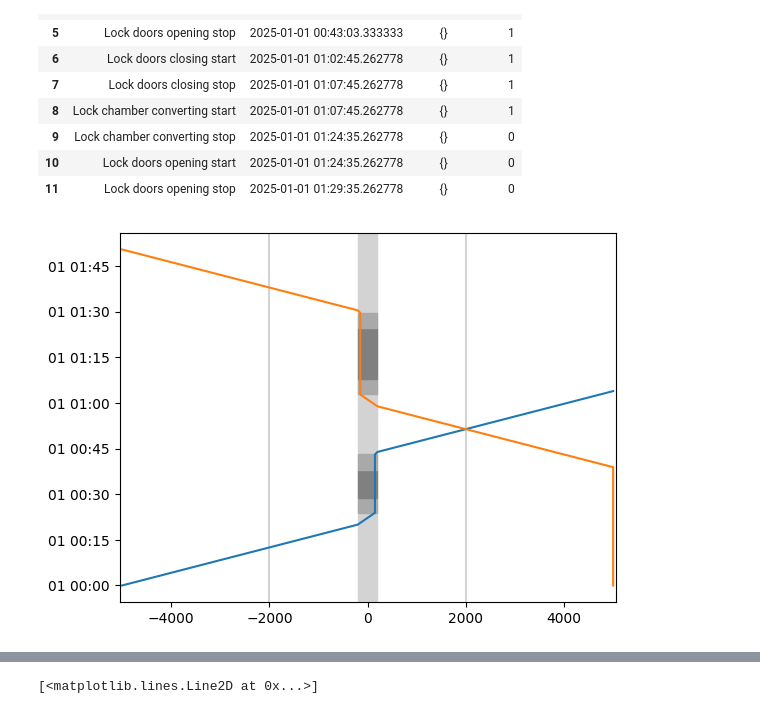
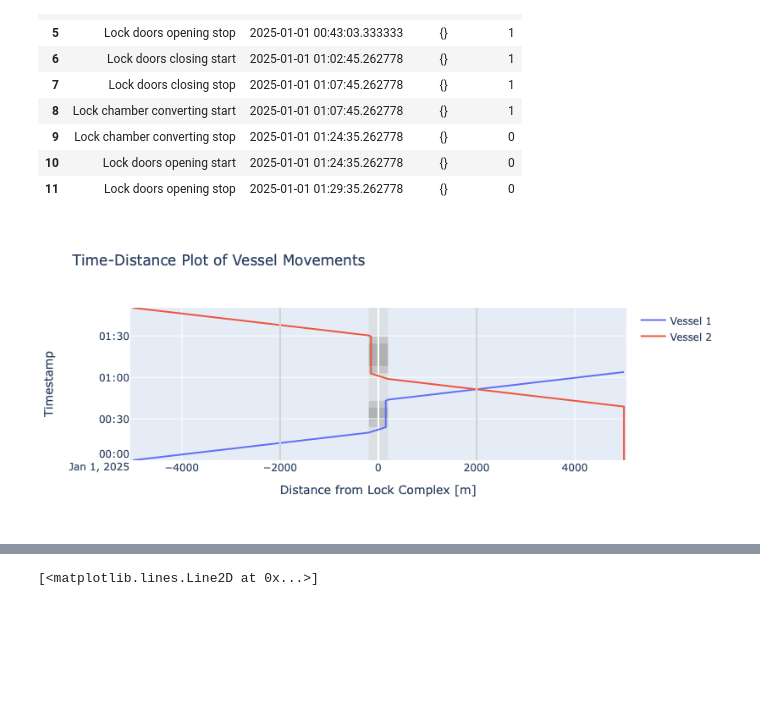
Before and after one commit to TUDelft-CITG/OpenTNSim, a Jupyter notebook: notebooks/0204 - Lock with hydrodynamics.ipynb, the cells around one changed output, grey strips where cells are left out. Saved outputs shown, nothing was run; the diff lists cells and outputs as text; code cells hidden in the pictures; blank space fills up the shorter version.

```diff
--- a/notebooks/0204 - Lock with hydrodynamics.ipynb
+++ b/notebooks/0204 - Lock with hydrodynamics.ipynb
@@ -282,13 +282,13 @@ display(lock_df)
 | 11 | Lock doors opening stop | 2025-01-01 01:29:35.262778 | {} | 0 |
 # %%
 # We can plot the time-distance diagram
-lock.create_time_distance_plot(
+lock.create_time_distance_plot_plotly(
     vessels = [vessel_1,vessel_2],
     xlimmin = -5050,
     xlimmax = 5050
 )
 # %% [output]
-[figure, old version]
+[figure, new version]
 # %%
 df_eventtable = opentnsim.core.logutils.logbook2eventtable([vessel_1, vessel_2, lock])
 generate_vessel_gantt_chart(df_eventtable)
```
Also changed, not shown: parts of 10 cells of this notebook, 2 other files.
